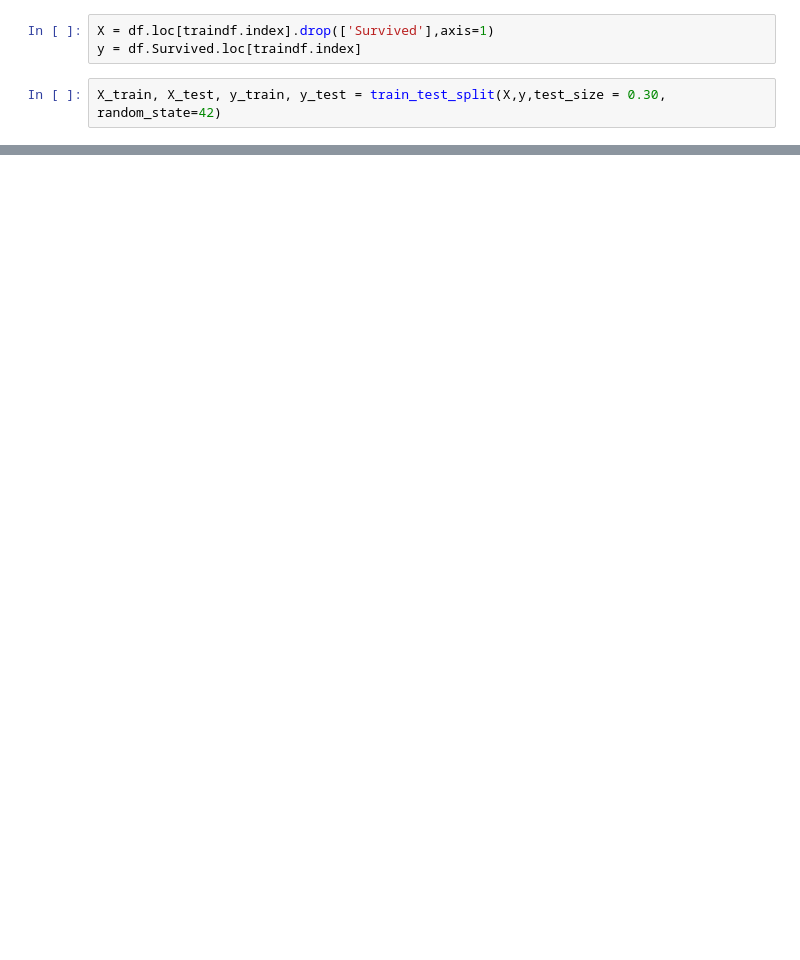
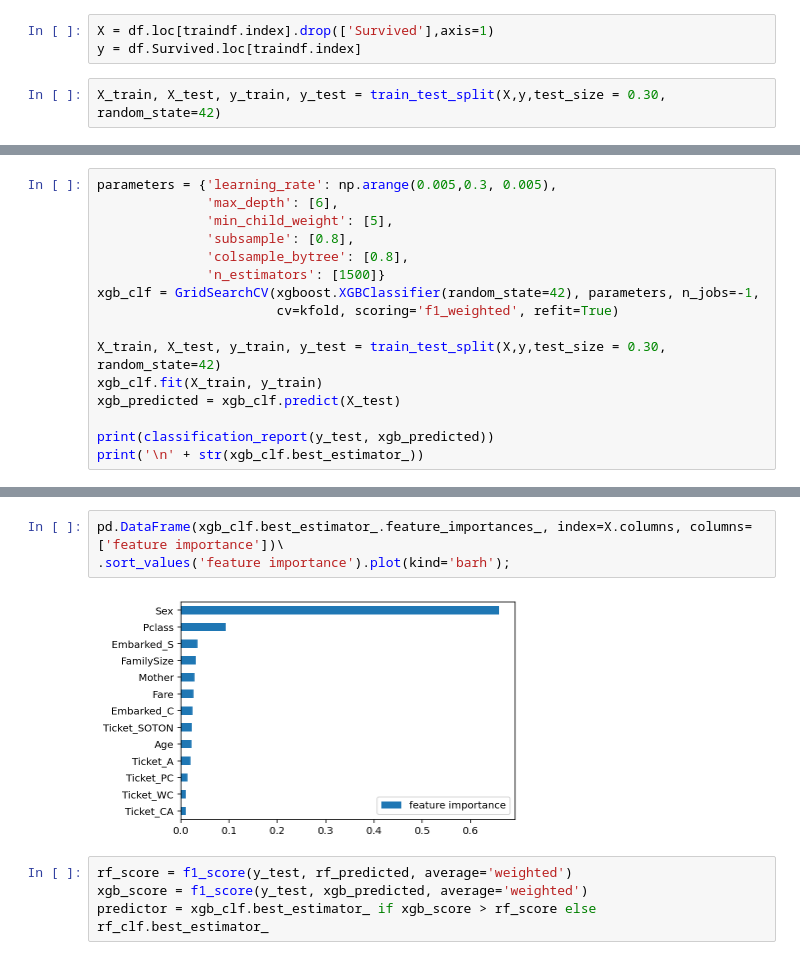
Before and after one commit to dmashchenko/titanic, a Jupyter notebook: titanic.ipynb, the cells around one changed output, grey strips where cells are left out. Cells and saved outputs as stored; diff of their text form; blank space fills up the shorter version.

```diff
--- a/titanic.ipynb
+++ b/titanic.ipynb
@@ -72,0 +163,16 @@ Name: Survived, Length: 891, dtype: float64
+# %%
+parameters = {'learning_rate': np.arange(0.005,0.3, 0.005),
+              'max_depth': [6],
+              'min_child_weight': [5],
+              'subsample': [0.8],
+              'colsample_bytree': [0.8],
+              'n_estimators': [1500]}
+xgb_clf = GridSearchCV(xgboost.XGBClassifier(random_state=42), parameters, n_jobs=-1,
+                       cv=kfold, scoring='f1_weighted', refit=True)
+
+X_train, X_test, y_train, y_test = train_test_split(X,y,test_size = 0.30, random_state=42)
+xgb_clf.fit(X_train, y_train)
+xgb_predicted = xgb_clf.predict(X_test)
+
+print(classification_report(y_test, xgb_predicted))
+print('\n' + str(xgb_clf.best_estimator_))
@@ -72,0 +198,9 @@ Name: Survived, Length: 891, dtype: float64
+# %%
+pd.DataFrame(xgb_clf.best_estimator_.feature_importances_, index=X.columns, columns=['feature importance'])\
+.sort_values('feature importance').plot(kind='barh');
+# %% [output]
+[figure, added]
+# %%
+rf_score = f1_score(y_test, rf_predicted, average='weighted')
+xgb_score = f1_score(y_test, xgb_predicted, average='weighted')
+predictor = xgb_clf.best_estimator_ if xgb_score > rf_score else rf_clf.best_estimator_
```
Also changed, not shown: parts of 22 cells of this notebook, 3 other files.
